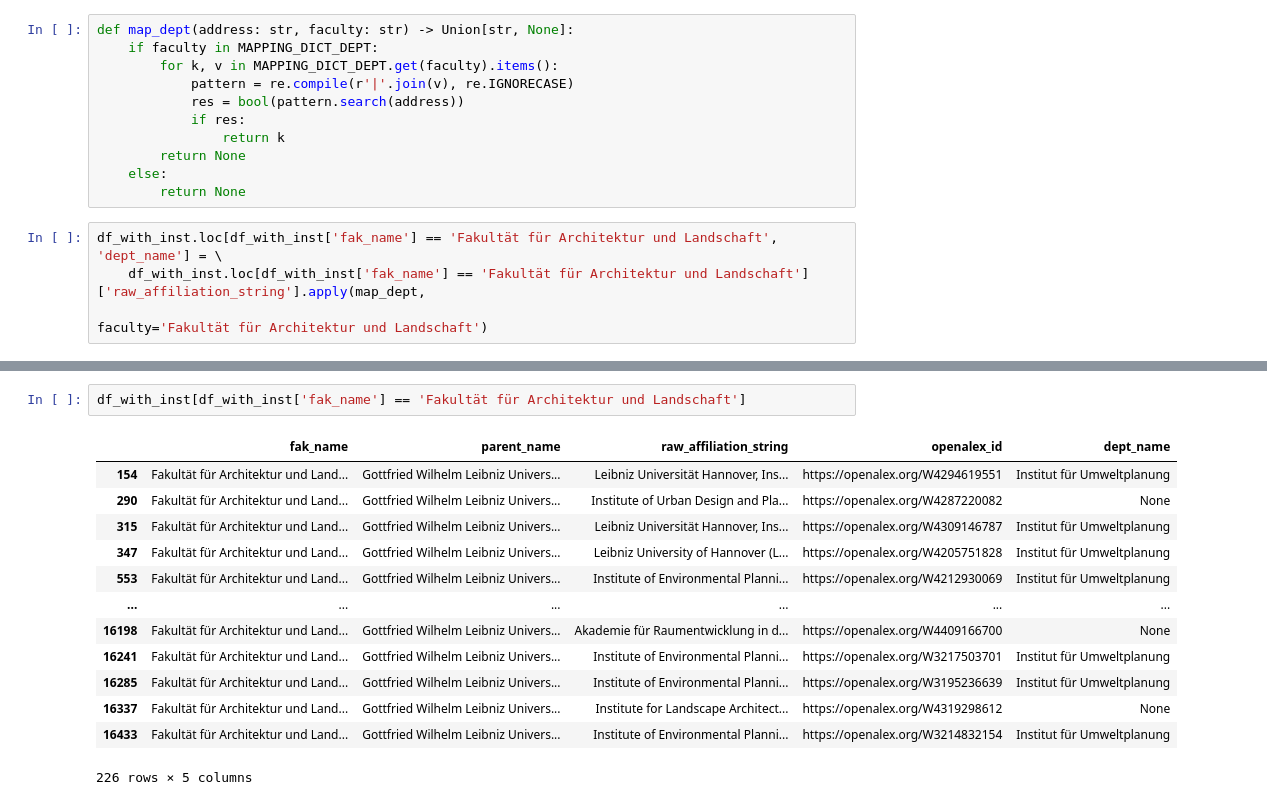
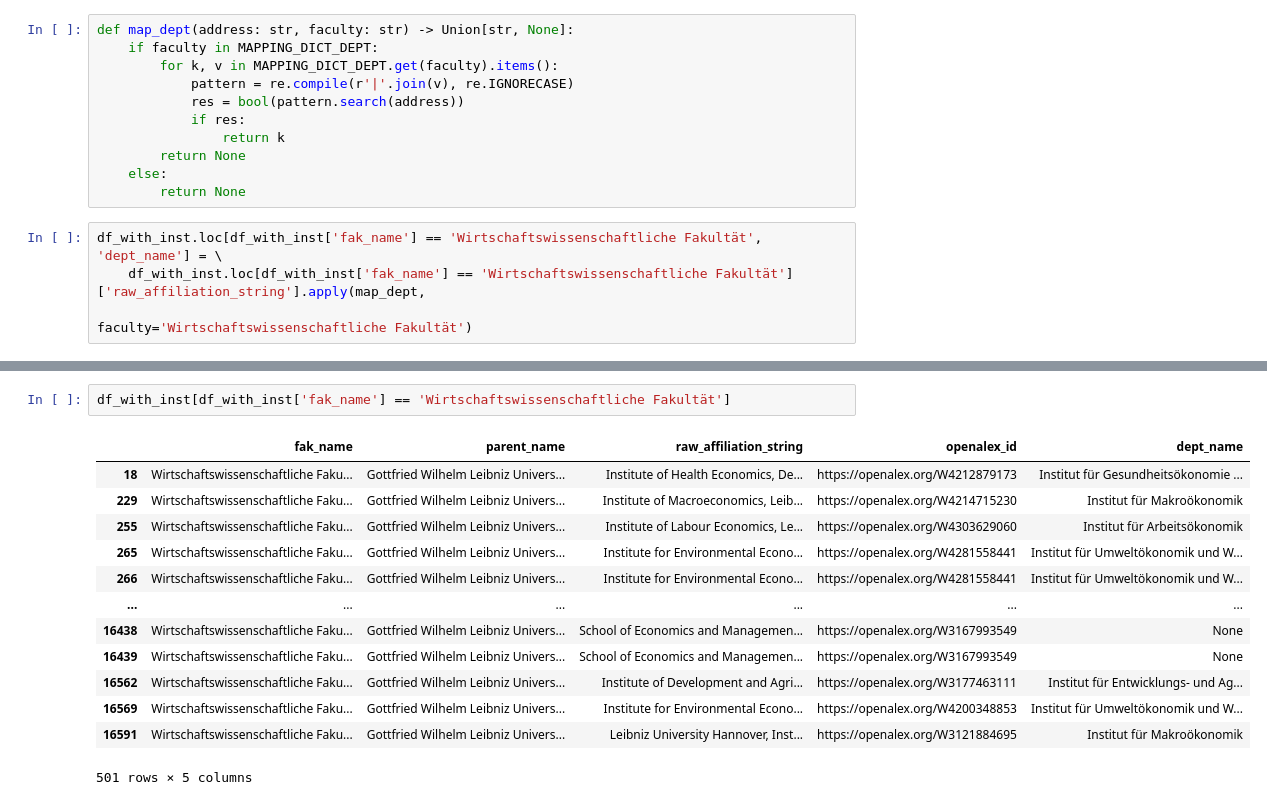
Before and after one commit to naustica/lower_saxony_institutions, a Jupyter notebook: notebooks/institution_mapping/LEIBNIZ.ipynb, the cells around one changed output, grey strips where cells are left out. Cells and saved outputs as stored; diff of their text form.

```diff
--- a/notebooks/institution_mapping/LEIBNIZ.ipynb
+++ b/notebooks/institution_mapping/LEIBNIZ.ipynb
@@ -287,7 +443,7 @@ def map_dept(address: str, faculty: str) -> Union[str, None]:
     else:
         return None
 # %%
-df_with_inst.loc[df_with_inst['fak_name'] == 'Fakultät für Architektur und Landschaft', 'dept_name'] = \
-    df_with_inst.loc[df_with_inst['fak_name'] == 'Fakultät für Architektur und Landschaft']['raw_affiliation_string'].apply(map_dept,
-                                                                                    faculty='Fakultät für Architektur und Landschaft')
+df_with_inst.loc[df_with_inst['fak_name'] == 'Wirtschaftswissenschaftliche Fakultät', 'dept_name'] = \
+    df_with_inst.loc[df_with_inst['fak_name'] == 'Wirtschaftswissenschaftliche Fakultät']['raw_affiliation_string'].apply(map_dept,
+                                                                                    faculty='Wirtschaftswissenschaftliche Fakultät')
 # %%
@@ -319,16 +489,16 @@ df_with_inst[df_with_inst['fak_name'] == 'Fakultät für Architektur und Landsch
 # %%
-df_with_inst[df_with_inst['fak_name'] == 'Fakultät für Architektur und Landschaft']
+df_with_inst[df_with_inst['fak_name'] == 'Wirtschaftswissenschaftliche Fakultät']
 # %% [output]
 |  | fak_name | parent_name | raw_affiliation_string | openalex_id | dept_name |
-| 154 | Fakultät für Architektur und Land... | Gottfried Wilhelm Leibniz Univers... | Leibniz Universität Hannover, Ins... | https://openalex.org/W4294619551 | Institut für Umweltplanung |
-| 290 | Fakultät für Architektur und Land... | Gottfried Wilhelm Leibniz Univers... | Institute of Urban Design and Pla... | https://openalex.org/W4287220082 | None |
-| 315 | Fakultät für Architektur und Land... | Gottfried Wilhelm Leibniz Univers... | Leibniz Universität Hannover, Ins... | https://openalex.org/W4309146787 | Institut für Umweltplanung |
-| 347 | Fakultät für Architektur und Land... | Gottfried Wilhelm Leibniz Univers... | Leibniz University of Hannover (L... | https://openalex.org/W4205751828 | Institut für Umweltplanung |
-| 553 | Fakultät für Architektur und Land... | Gottfried Wilhelm Leibniz Univers... | Institute of Environmental Planni... | https://openalex.org/W4212930069 | Institut für Umweltplanung |
+| 18 | Wirtschaftswissenschaftliche Faku... | Gottfried Wilhelm Leibniz Univers... | Institute of Health Economics, De... | https://openalex.org/W4212879173 | Institut für Gesundheitsökonomie ... |
+| 229 | Wirtschaftswissenschaftliche Faku... | Gottfried Wilhelm Leibniz Univers... | Institute of Macroeconomics, Leib... | https://openalex.org/W4214715230 | Institut für Makroökonomik |
+| 255 | Wirtschaftswissenschaftliche Faku... | Gottfried Wilhelm Leibniz Univers... | Institute of Labour Economics, Le... | https://openalex.org/W4303629060 | Institut für Arbeitsökonomik |
+| 265 | Wirtschaftswissenschaftliche Faku... | Gottfried Wilhelm Leibniz Univers... | Institute for Environmental Econo... | https://openalex.org/W4281558441 | Institut für Umweltökonomik und W... |
+| 266 | Wirtschaftswissenschaftliche Faku... | Gottfried Wilhelm Leibniz Univers... | Institute for Environmental Econo... | https://openalex.org/W4281558441 | Institut für Umweltökonomik und W... |
 | ... | ... | ... | ... | ... | ... |
-| 16198 | Fakultät für Architektur und Land... | Gottfried Wilhelm Leibniz Univers... | Akademie für Raumentwicklung in d... | https://openalex.org/W4409166700 | None |
-| 16241 | Fakultät für Architektur und Land... | Gottfried Wilhelm Leibniz Univers... | Institute of Environmental Planni... | https://openalex.org/W3217503701 | Institut für Umweltplanung |
-| 16285 | Fakultät für Architektur und Land... | Gottfried Wilhelm Leibniz Univers... | Institute of Environmental Planni... | https://openalex.org/W3195236639 | Institut für Umweltplanung |
-| 16337 | Fakultät für Architektur und Land... | Gottfried Wilhelm Leibniz Univers... | Institute for Landscape Architect... | https://openalex.org/W4319298612 | None |
-| 16433 | Fakultät für Architektur und Land... | Gottfried Wilhelm Leibniz Univers... | Institute of Environmental Planni... | https://openalex.org/W3214832154 | Institut für Umweltplanung |
+| 16438 | Wirtschaftswissenschaftliche Faku... | Gottfried Wilhelm Leibniz Univers... | School of Economics and Managemen... | https://openalex.org/W3167993549 | None |
+| 16439 | Wirtschaftswissenschaftliche Faku... | Gottfried Wilhelm Leibniz Univers... | School of Economics and Managemen... | https://openalex.org/W3167993549 | None |
+| 16562 | Wirtschaftswissenschaftliche Faku... | Gottfried Wilhelm Leibniz Univers... | Institute of Development and Agri... | https://openalex.org/W3177463111 | Institut für Entwicklungs- und Ag... |
+| 16569 | Wirtschaftswissenschaftliche Faku... | Gottfried Wilhelm Leibniz Univers... | Institute for Environmental Econo... | https://openalex.org/W4200348853 | Institut für Umweltökonomik und W... |
+| 16591 | Wirtschaftswissenschaftliche Faku... | Gottfried Wilhelm Leibniz Univers... | Leibniz University Hannover, Inst... | https://openalex.org/W3121884695 | Institut für Makroökonomik |
-226 rows × 5 columns
+501 rows × 5 columns
```
Also changed, not shown: parts of 10 cells of this notebook, 8 other files.
